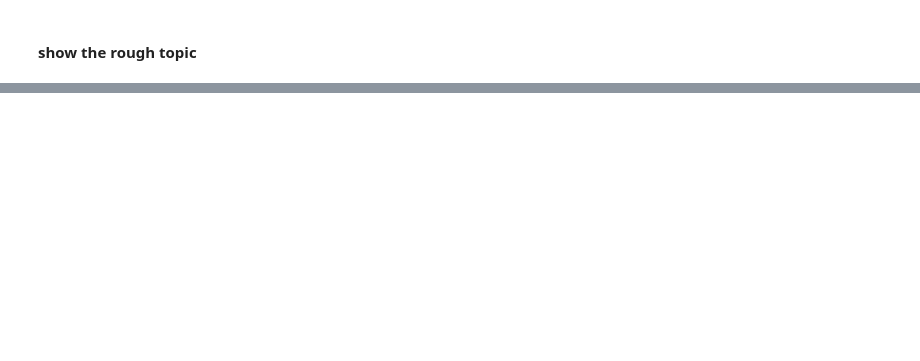
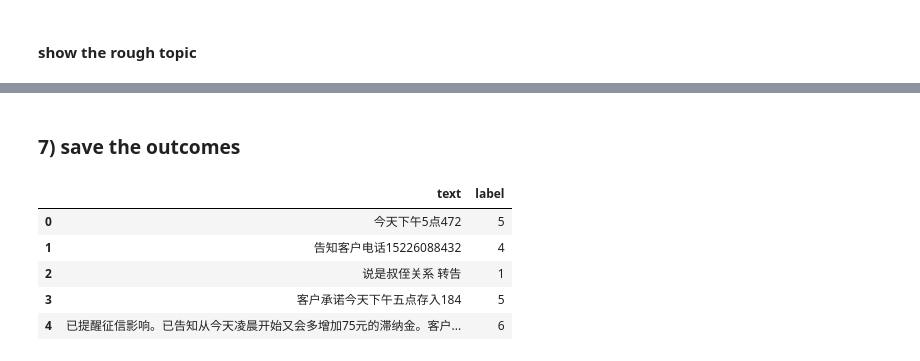
Before and after one commit to miission/TFProj, a Jupyter notebook: Natural language process/Topic Model.ipynb, the cells around one changed output, grey strips where cells are left out. Cells and saved outputs as stored; diff of their text form; code cells hidden in the pictures; blank space fills up the shorter version.

```diff
--- a/Natural language process/Topic Model.ipynb
+++ b/Natural language process/Topic Model.ipynb
@@ -270,0 +301,15 @@ pd.DataFrame(outDF).T.head(12)
+# %% [markdown]
+### 7)  save the outcomes
+# %%
+outDF= pd.DataFrame()
+outDF['text']=rawSentences
+outDF['label']=documMat_Label
+# %%
+outDF.head()
+# %% [output]
+|  | text | label |
+| 0 | 今天下午5点472 | 5 |
+| 1 | 告知客户电话15226088432 | 4 |
+| 2 | 说是叔侄关系 转告 | 1 |
+| 3 | 客户承诺今天下午五点存入184 | 5 |
+| 4 | 已提醒征信影响。已告知从今天凌晨开始又会多增加75元的滞纳金。客户... | 6 |
```
Also changed, not shown: parts of 17 cells of this notebook, 1 other file.
